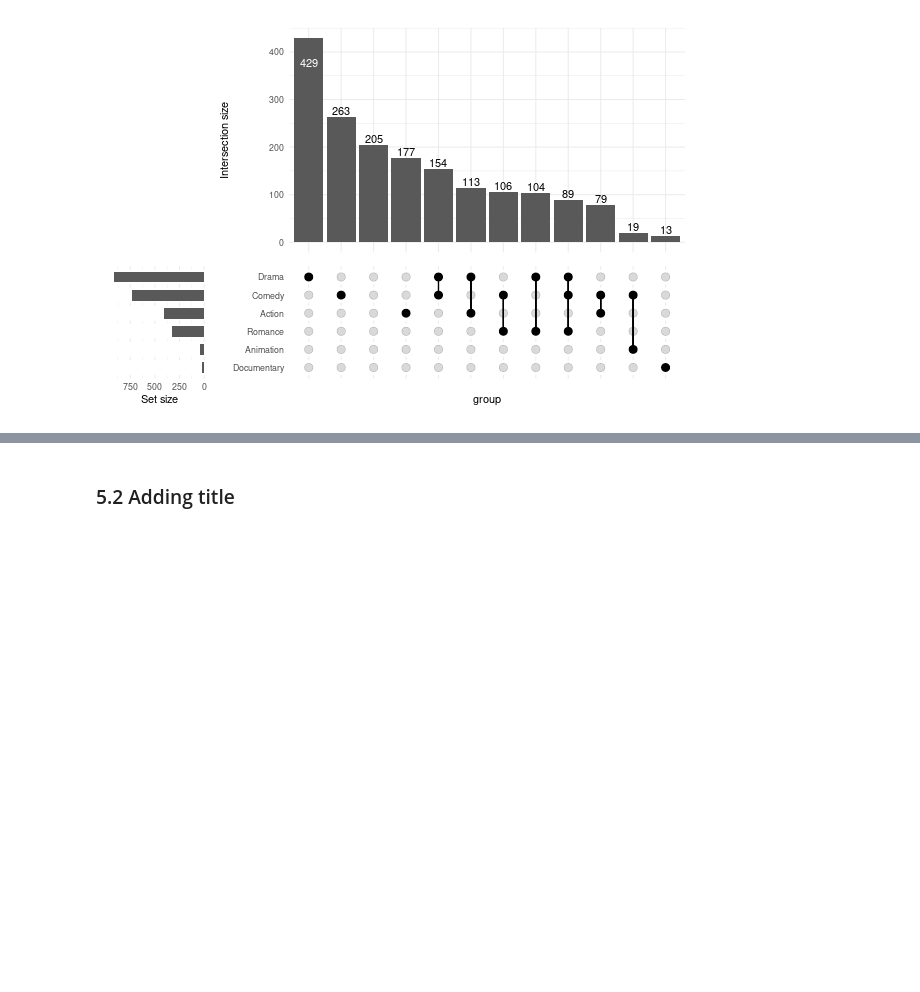
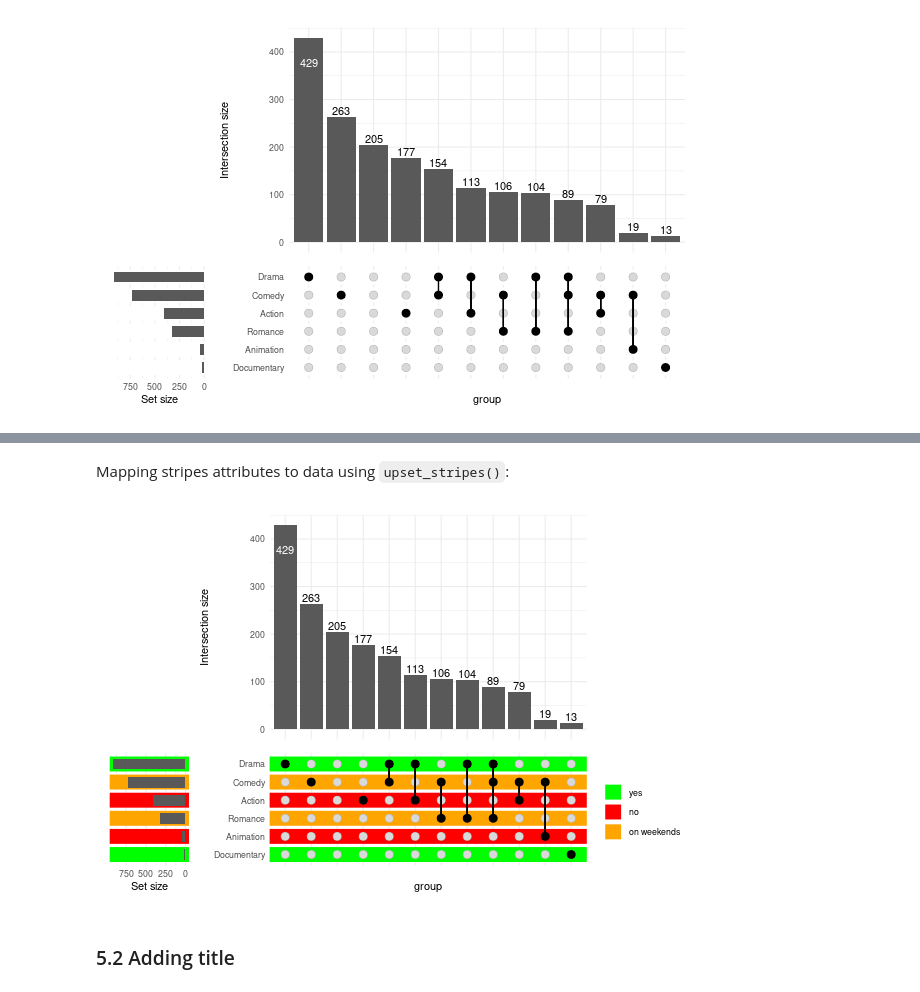
Before and after one commit to krassowski/complex-upset, a Jupyter notebook: vignettes/Examples.ipynb, the cells around one changed output, grey strips where cells are left out. Cells and saved outputs as stored; diff of their text form; code cells hidden in the pictures; blank space fills up the shorter version.

```diff
--- a/vignettes/Examples.ipynb
+++ b/vignettes/Examples.ipynb
@@ -820,3 +836,29 @@ upset(
+# %% [markdown]
+Mapping stripes attributes to data using `upset_stripes()`:
+# %%
+%%R -w 600 -h 400
+genre_metadata = data.frame(
+    set=c('Action', 'Animation', 'Comedy', 'Drama', 'Documentary', 'Romance', 'Short'),
+    shown_in_our_cinema=c('no', 'no', 'on weekends', 'yes', 'yes', 'on weekends', 'no')
+)
+
+upset(
+    movies,
+    genres,
+    min_size=10,
+    width_ratio=0.2,
+    stripes=upset_stripes(
+        mapping=aes(color=shown_in_our_cinema),
+        colors=c(
+            'yes'='green',
+            'no'='red',
+            'on weekends'='orange'
+        ),
+        data=genre_metadata
+    )
+)
+# %% [output]
+[figure, added]
 # %% [markdown]
 ### 5.2 Adding title
 # %% [markdown]
```
Also changed, not shown: parts of 2 cells of this notebook, 7 other files.
